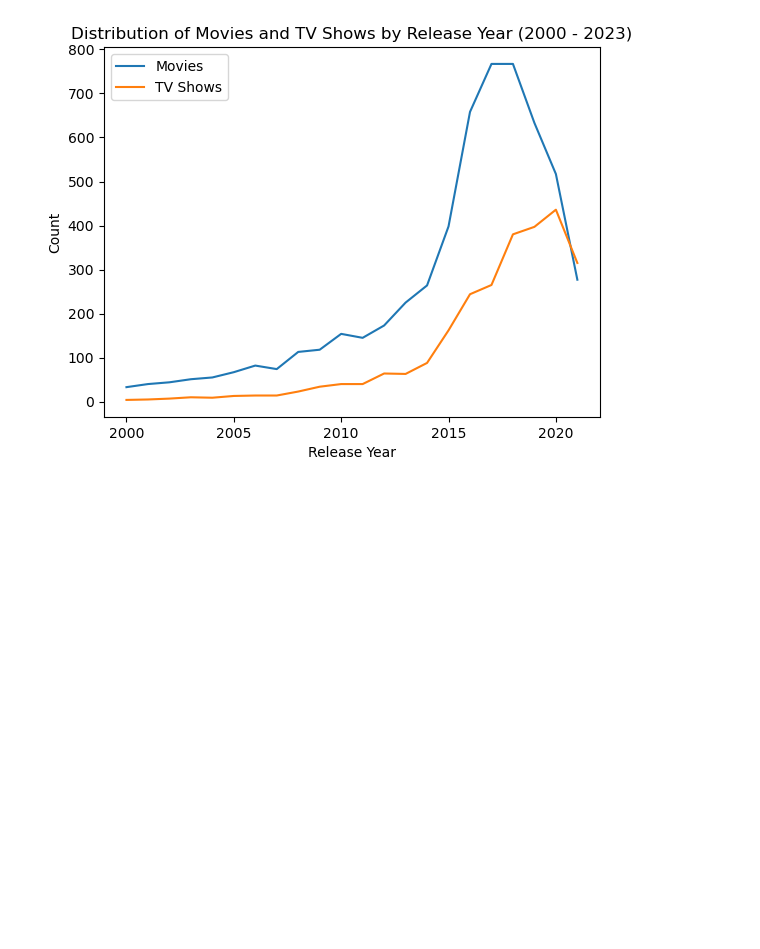
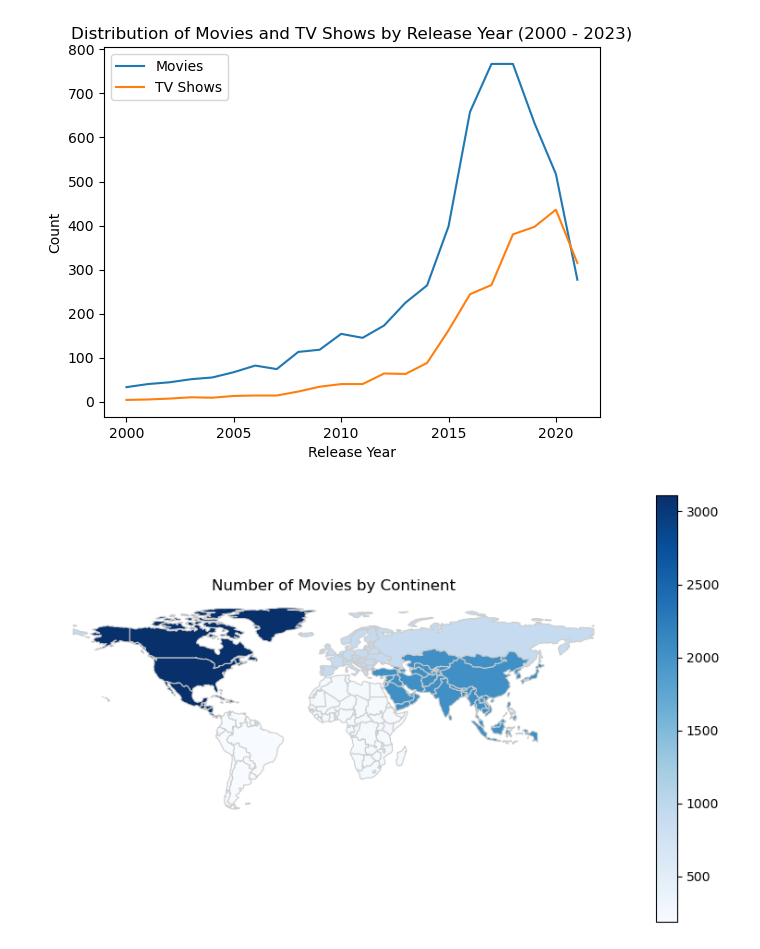
Before and after one commit to JireX-21/Projekt_JEM207_Hajek_Tomsu, a Jupyter notebook: main.ipynb, the cells around one changed output. Cells and saved outputs as stored; diff of their text form; code cells hidden in the pictures; blank space fills up the shorter version.

Commit message:
Fourth session -final data processing and visualization, streamlit website progress

```diff
--- a/main.ipynb
+++ b/main.ipynb
@@ -311,3 +313,6 @@ raw_data.head(5)
 | 2 | s3 | TV Show | Ganglands | Julien Leclercq | Sami Bouajila, Tracy Gotoas, Samu... | NaN | September 24, 2021 | 2021 | TV-MA | 1 Season | ... |
 | 3 | s4 | TV Show | Jailbirds New Orleans | NaN | NaN | NaN | September 24, 2021 | 2021 | TV-MA | 1 Season | ... |
 | 4 | s5 | TV Show | Kota Factory | Ahsaas Channa | Mayur More, Jitendra Kumar, Ranja... | India | September 24, 2021 | 2021 | TV-MA | 2 Seasons | ... |
+# %%
+raw_data["genre"] = raw_data["listed_in"]
+raw_data = raw_data.drop("listed_in",axis=1)
@@ -315,3 +340,21 @@ raw_data.head(5)
 Now we fill empty values with specfic "Unknown" value.
 # %%
 raw_data["cast"] = raw_data["cast"].fillna("Uknown")
+raw_data = raw_data.fillna("Uknown")
+# %%
+year_intervals = [
+    (1971, 1980),
+    (1981, 1990),
+    (1991, 2000),
+    (2001, 2010),
+    (2011, 2020),
+    (2021, 2030),
+]
+
+def assign_interval(year):
+    for interval_start, interval_end in year_intervals:
+        if interval_start <= year <= interval_end:
+            return f"{interval_start}-{interval_end}"
+    return "Unknown"
+
+raw_data['year_interval'] = raw_data['release_year'].apply(assign_interval)
@@ -384,3 +429,18 @@ plt.legend()
 plt.show()
 # %% [output]
 [figure]
+# %%
+world = gpd.read_file(gpd.datasets.get_path('naturalearth_lowres'))
+merged_data = world.merge(raw_data.groupby('continent').size().reset_index(name='movie_count'), on='continent', how='left')
+
+fig, ax = plt.subplots(1, 1, figsize=(10, 6))
+
+merged_data.plot(column='movie_count', cmap='Blues', linewidth=0.8, ax=ax, edgecolor='0.8', legend=True)
+
+plt.title('Number of Movies by Continent')
+
+ax.set_axis_off()
+
+plt.show()
+# %% [output]
+[figure, added]
```
Also changed, not shown: parts of 5 cells of this notebook, 2 other files.
